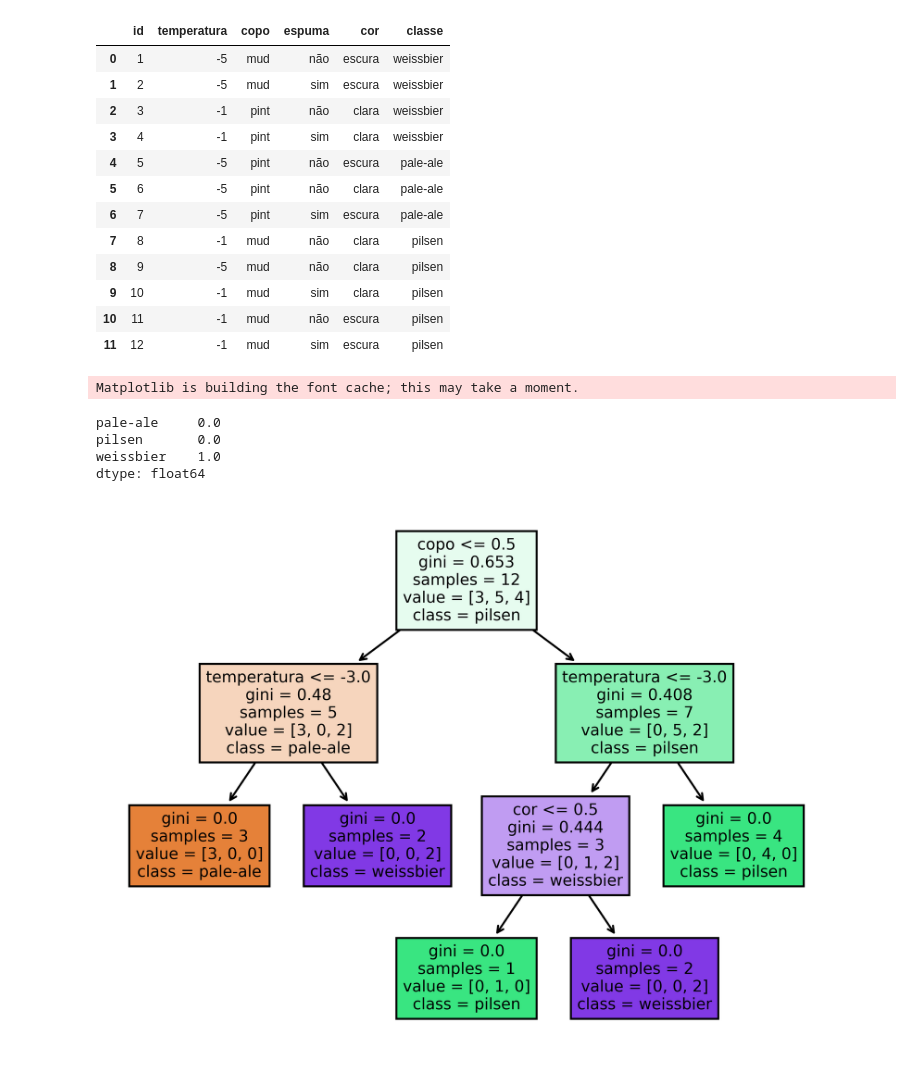
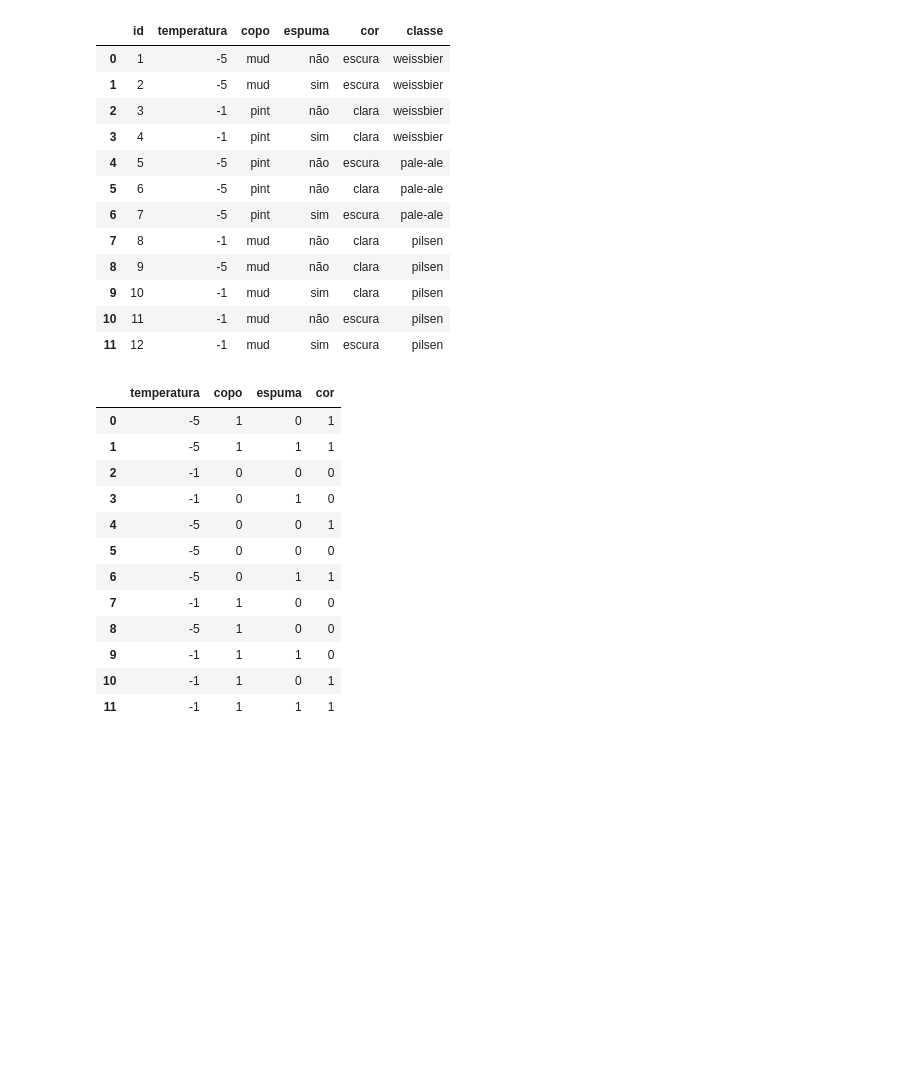
Before and after one commit to NatashaB-randao/Machine-Learning-para-Poneis, a Jupyter notebook: ml-4-poneis-main/dia01/cerveja.ipynb, the cells around one changed output. Drawn from its saved outputs; the diff is of its cells as text; code cells hidden in the pictures; blank space fills up the shorter version.

```diff
--- a/ml-4-poneis-main/dia01/cerveja.ipynb
+++ b/ml-4-poneis-main/dia01/cerveja.ipynb
@@ -17,52 +17,3 @@ df
 | 9 | 10 | -1 | mud | sim | clara | pilsen |
 | 10 | 11 | -1 | mud | não | escura | pilsen |
 | 11 | 12 | -1 | mud | sim | escura | pilsen |
-# %%
-## Como podemos fazer a máquina aprender?
-
-features = ["temperatura","copo","espuma","cor"]
-target = "classe"
-
-X = df[features]
-y = df[target]
-
-# %%
-
-X = X.replace({
-    "mud":1, "pint":0,
-    "sim":1, "não":0,
-    "escura":1, "clara":0,
-})
-
-X
-
-# %%
-from sklearn import tree
-
-arvore = tree.DecisionTreeClassifier(random_state=42)
-arvore.fit(X, y)
-
-# %%
-
-import matplotlib.pyplot as plt
-
-plt.figure(dpi=600)
-
-tree.plot_tree(arvore,
-            class_names=arvore.classes_,
-            feature_names=features,
-            filled=True)
-
-# %%
-# "temperatura","copo","espuma","cor"
-
-probas = arvore.predict_proba([[-5, 1, 0, 1]])[0]
-
-pd.Series(probas, index=arvore.classes_)
-# %% [output]
-Matplotlib is building the font cache; this may take a moment.
-pale-ale     0.0
-pilsen       0.0
-weissbier    1.0
-dtype: float64
-[figure, removed]
@@ -68,0 +28,23 @@ dtype: float64
+# %%
+X = X.replace({
+    "mud":1, "pint":0,
+    "sim":1, "não":0,
+    "escura":1, "clara":0
+
+})
+
+X
+# %% [output]
+|  | temperatura | copo | espuma | cor |
+| 0 | -5 | 1 | 0 | 1 |
+| 1 | -5 | 1 | 1 | 1 |
+| 2 | -1 | 0 | 0 | 0 |
+| 3 | -1 | 0 | 1 | 0 |
+| 4 | -5 | 0 | 0 | 1 |
+| 5 | -5 | 0 | 0 | 0 |
+| 6 | -5 | 0 | 1 | 1 |
+| 7 | -1 | 1 | 0 | 0 |
+| 8 | -5 | 1 | 0 | 0 |
+| 9 | -1 | 1 | 1 | 0 |
+| 10 | -1 | 1 | 0 | 1 |
+| 11 | -1 | 1 | 1 | 1 |
```
Also changed, not shown: parts of 3 cells of this notebook, 1 other file.
